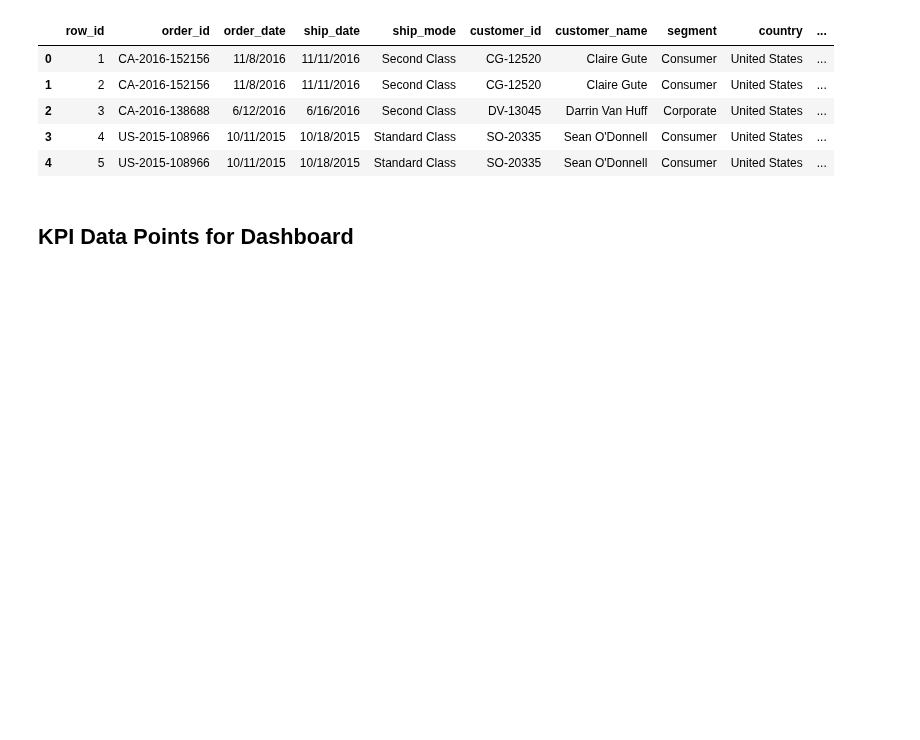
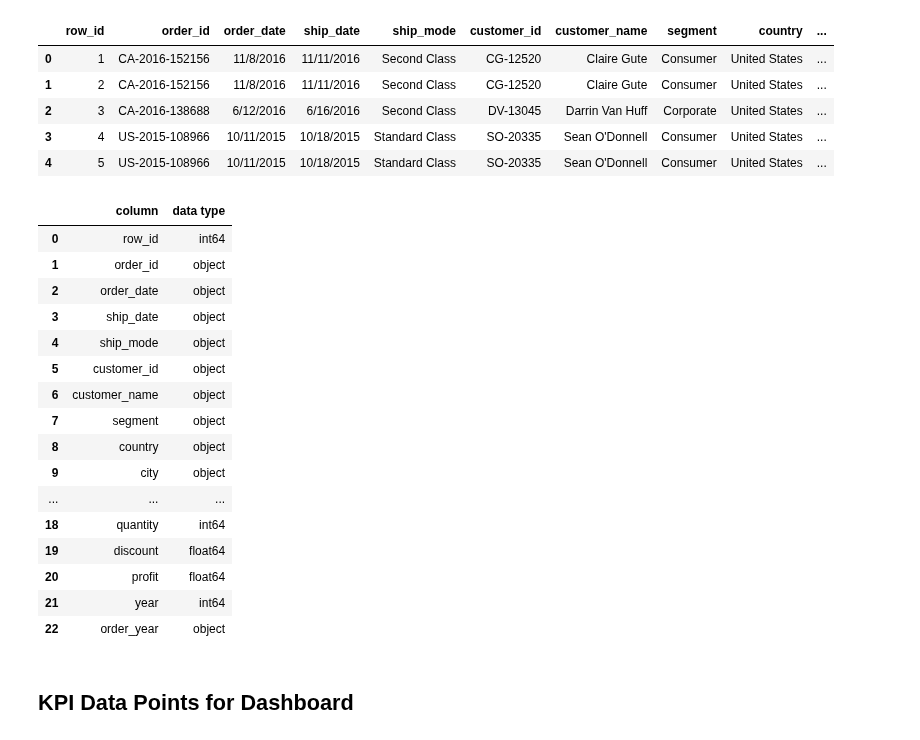
Before and after one commit to Dilcia19/superstore, a Jupyter notebook: notebooks/analysis_in_py.ipynb, the cells around one changed output. Drawn from its saved outputs; the diff is of its cells as text; code cells hidden in the pictures; blank space fills up the shorter version.

Commit message:
added data structure section to readme

```diff
--- a/notebooks/analysis_in_py.ipynb
+++ b/notebooks/analysis_in_py.ipynb
@@ -12,6 +12,26 @@ store_records.head()
 | 2 | 3 | CA-2016-138688 | 6/12/2016 | 6/16/2016 | Second Class | DV-13045 | Darrin Van Huff | Corporate | United States | ... |
 | 3 | 4 | US-2015-108966 | 10/11/2015 | 10/18/2015 | Standard Class | SO-20335 | Sean O'Donnell | Consumer | United States | ... |
 | 4 | 5 | US-2015-108966 | 10/11/2015 | 10/18/2015 | Standard Class | SO-20335 | Sean O'Donnell | Consumer | United States | ... |
+# %%
+store_records.dtypes.to_frame().reset_index().rename(columns={'index': 'column', 0: 'data type'})
+# %% [output]
+|  | column | data type |
+| 0 | row_id | int64 |
+| 1 | order_id | object |
+| 2 | order_date | object |
+| 3 | ship_date | object |
+| 4 | ship_mode | object |
+| 5 | customer_id | object |
+| 6 | customer_name | object |
+| 7 | segment | object |
+| 8 | country | object |
+| 9 | city | object |
+| ... | ... | ... |
+| 18 | quantity | int64 |
+| 19 | discount | float64 |
+| 20 | profit | float64 |
+| 21 | year | int64 |
+| 22 | order_year | object |
 # %%
 store_records['order_date'] = pd.to_datetime(store_records['order_date'])
 store_records['ship_date'] = pd.to_datetime(store_records['ship_date'])
```
Also changed, not shown: 2 other files.
